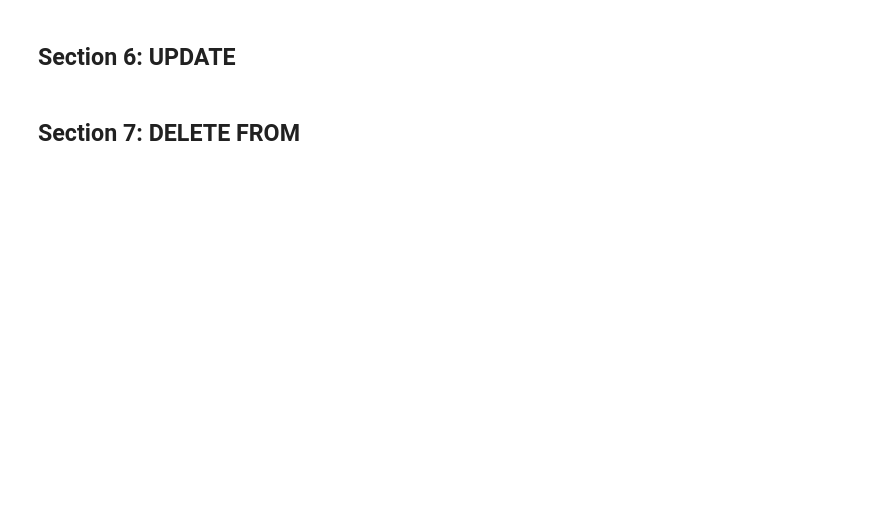
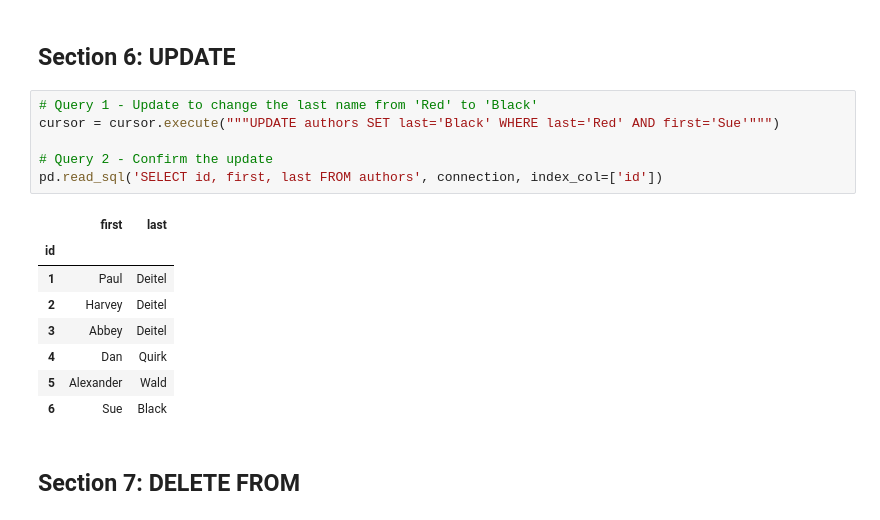
Before and after one commit to Sarah566092/datafun-05-data-at-rest, a Jupyter notebook: SQL_sarahdeconink.ipynb, the cells around one changed output. Cells and saved outputs as stored; diff of their text form; blank space fills up the shorter version.

```diff
--- a/SQL_sarahdeconink.ipynb
+++ b/SQL_sarahdeconink.ipynb
@@ -148,4 +175,19 @@ pd.read_sql("""SELECT isbn, title, edition, copyright FROM titles WHERE title LI
 # %% [markdown]
 ## Section 6: UPDATE
+# %%
+# Query 1 - Update to change the last name from 'Red' to 'Black'
+cursor = cursor.execute("""UPDATE authors SET last='Black' WHERE last='Red' AND first='Sue'""")
+
+# Query 2 - Confirm the update
+pd.read_sql('SELECT id, first, last FROM authors', connection, index_col=['id'])
+# %% [output]
+|  | first | last |
+| id |  |  |
+| 1 | Paul | Deitel |
+| 2 | Harvey | Deitel |
+| 3 | Abbey | Deitel |
+| 4 | Dan | Quirk |
+| 5 | Alexander | Wald |
+| 6 | Sue | Black |
 # %% [markdown]
 ## Section 7: DELETE FROM
```
Also changed, not shown: parts of 13 cells of this notebook, 2 other files.
